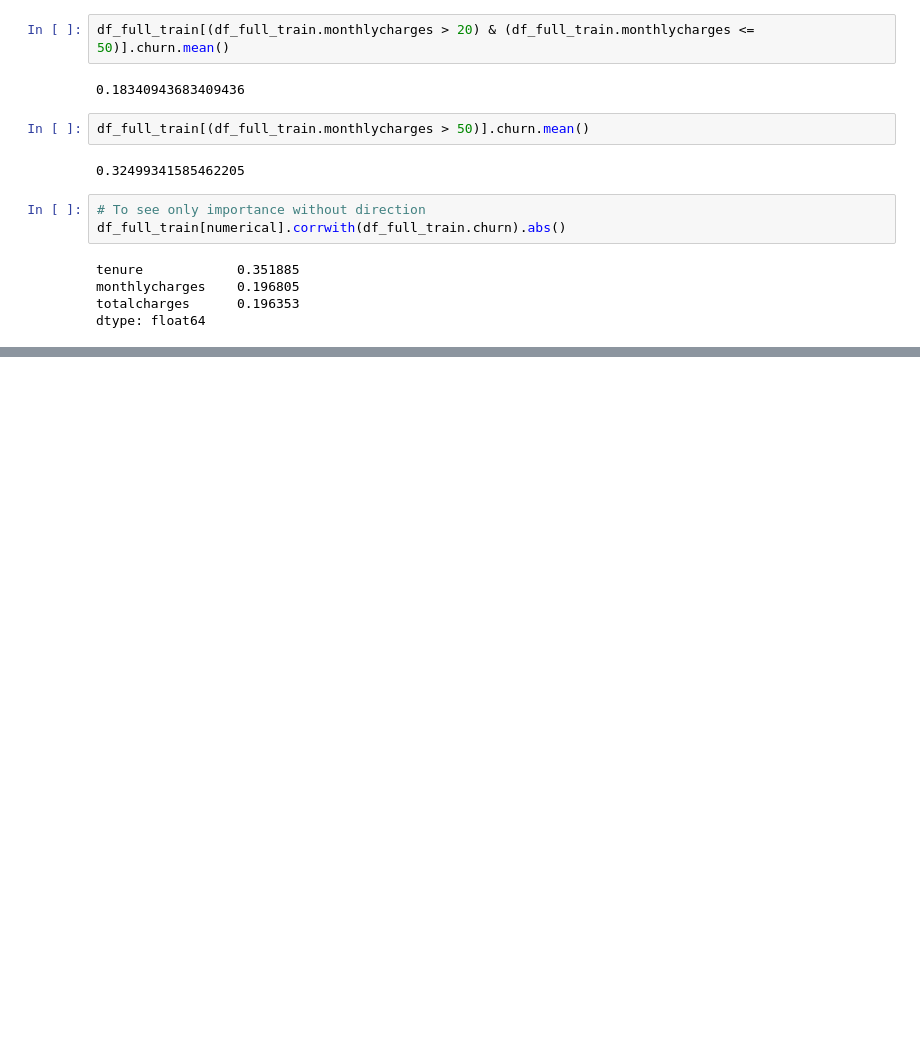
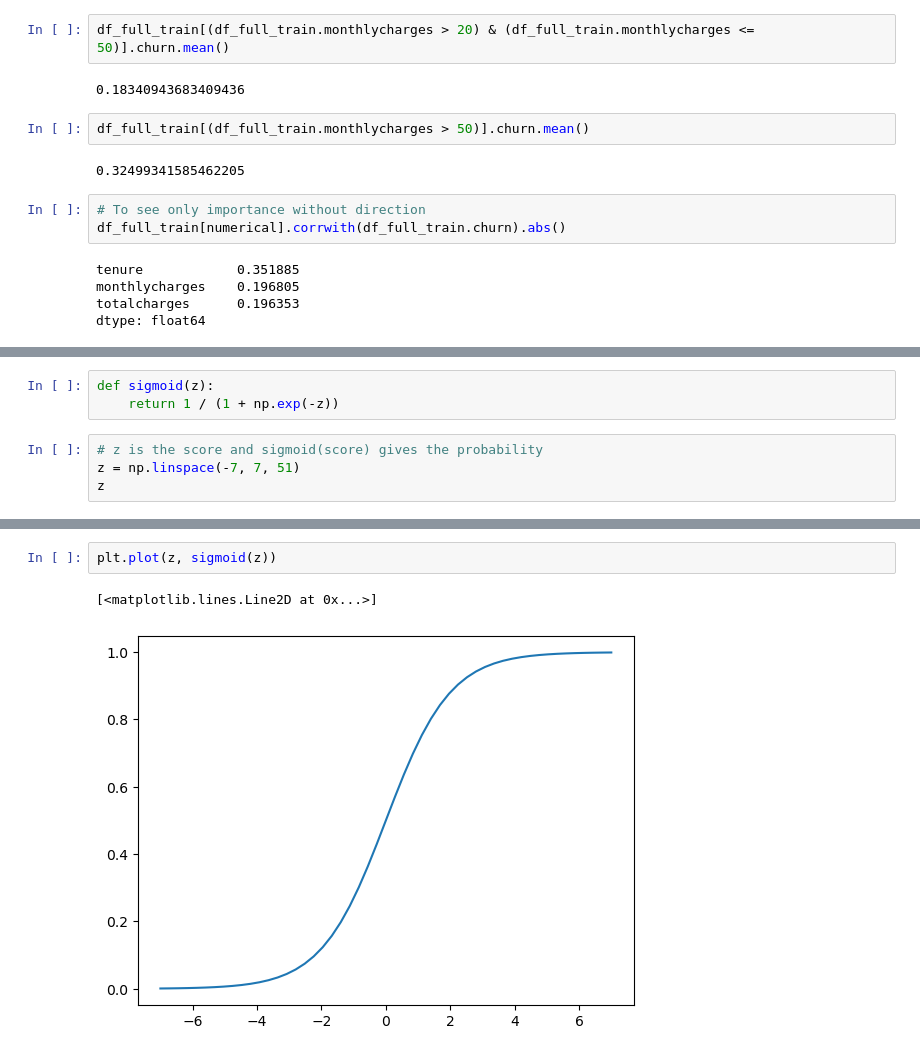
Before and after one commit to Frederic7/ml_zoomcamp, a Jupyter notebook: Theory/notes_03.ipynb, the cells around one changed output, grey strips where cells are left out. Saved outputs shown, nothing was run; the diff lists cells and outputs as text; blank space fills up the shorter version.

```diff
--- a/Theory/notes_03.ipynb
+++ b/Theory/notes_03.ipynb
@@ -620,0 +748,7 @@ dtype: float64
+# %%
+def sigmoid(z):
+    return 1 / (1 + np.exp(-z))
+# %%
+# z is the score and sigmoid(score) gives the probability
+z = np.linspace(-7, 7, 51)
+z
@@ -620,0 +769,5 @@ dtype: float64
+# %%
+plt.plot(z, sigmoid(z))
+# %% [output]
+[<matplotlib.lines.Line2D at 0x...>]
+[figure, added]
```
Also changed, not shown: parts of 75 cells of this notebook, 1 other file.
